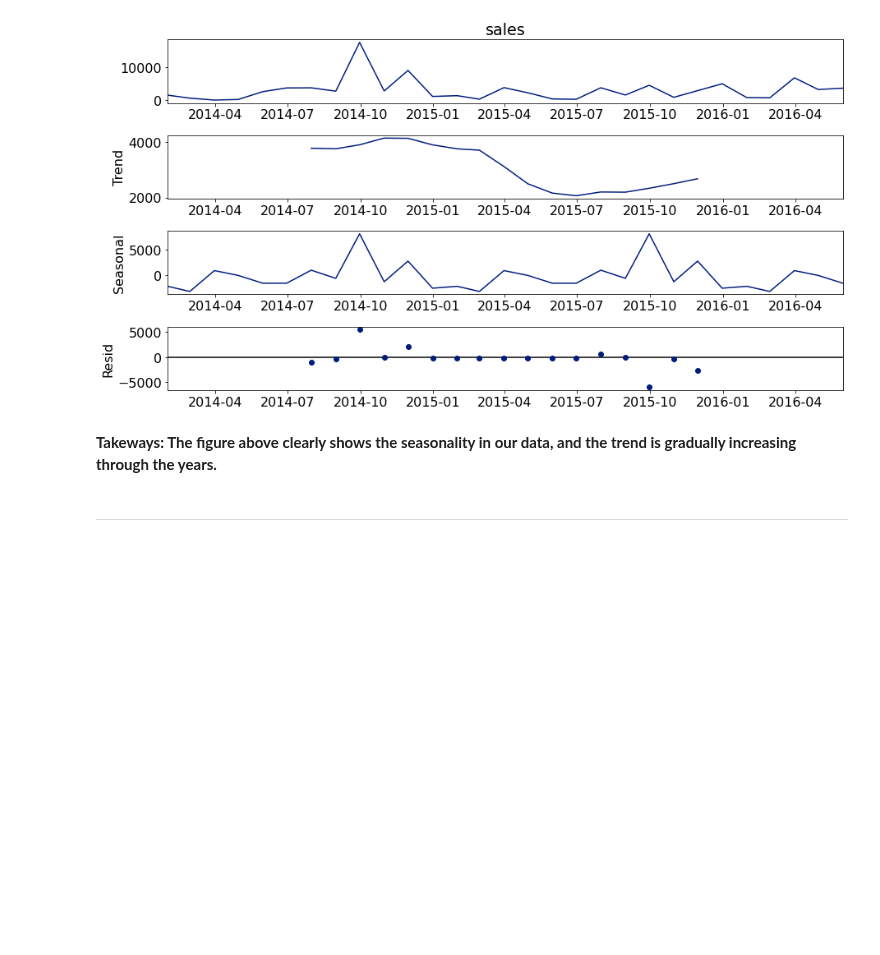
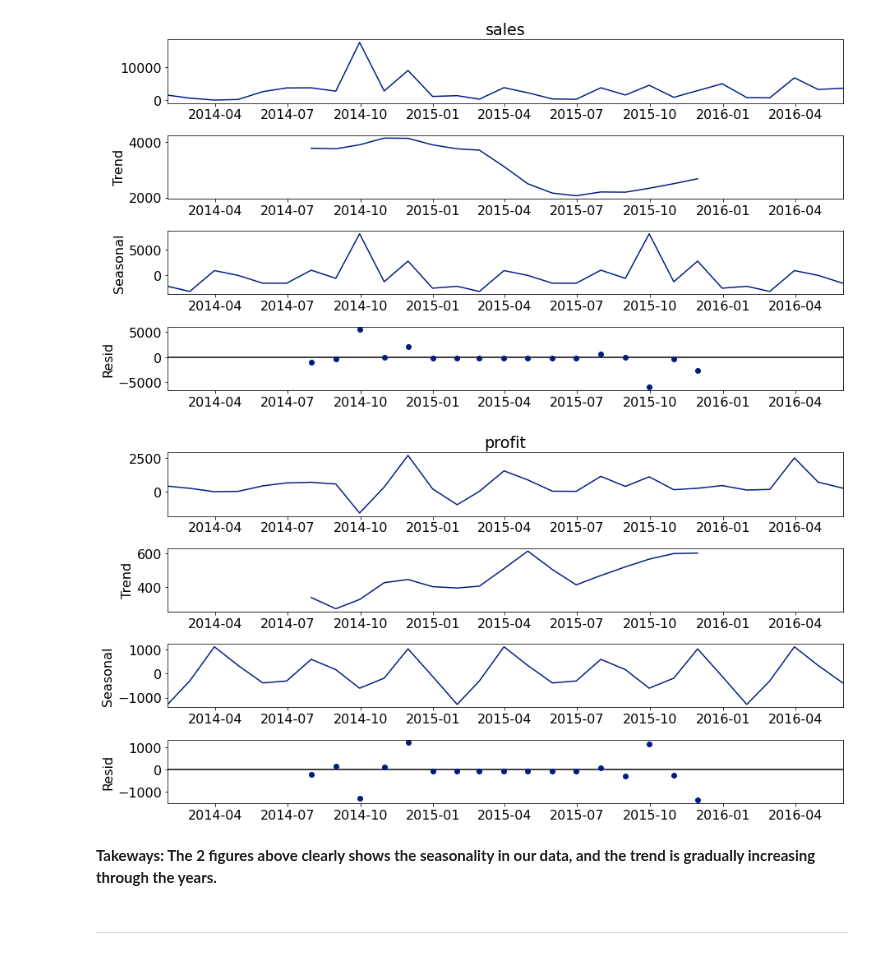
Before and after one commit to Kristofer-Rivera-and-Oliver-Ton/time_series_project, a Jupyter notebook: superstore_final.ipynb, the cells around one changed output. Cells and saved outputs as stored; diff of their text form; code cells hidden in the pictures; blank space fills up the shorter version.

```diff
--- a/superstore_final.ipynb
+++ b/superstore_final.ipynb
@@ -202,8 +233,15 @@ sm.tsa.seasonal_decompose(y).plot()
 None
 # %% [output]
 [figure]
+# %%
+#Show the seasonal decompose for profit
+y = technology.resample('M').profit.sum()
+sm.tsa.seasonal_decompose(y).plot()
+None
+# %% [output]
+[figure, added]
 # %% [markdown]
-**Takeways: The figure above clearly shows the seasonality in our data, and the trend is gradually increasing through the years.**
+**Takeways: The 2 figures above clearly shows the seasonality in our data, and the trend is gradually increasing through the years.**
 # %% [markdown]
 ---
 # %% [markdown]
```
Also changed, not shown: parts of 11 cells of this notebook.
